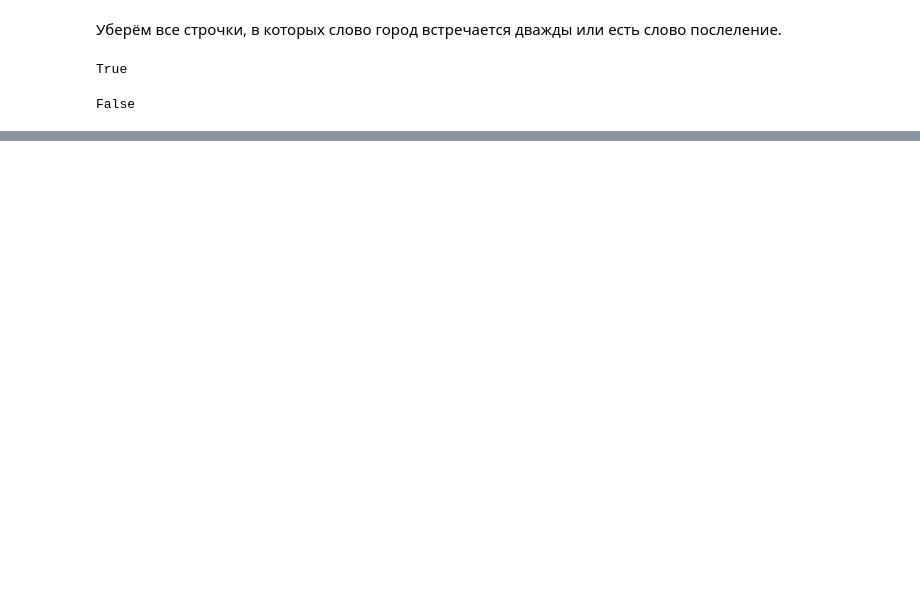
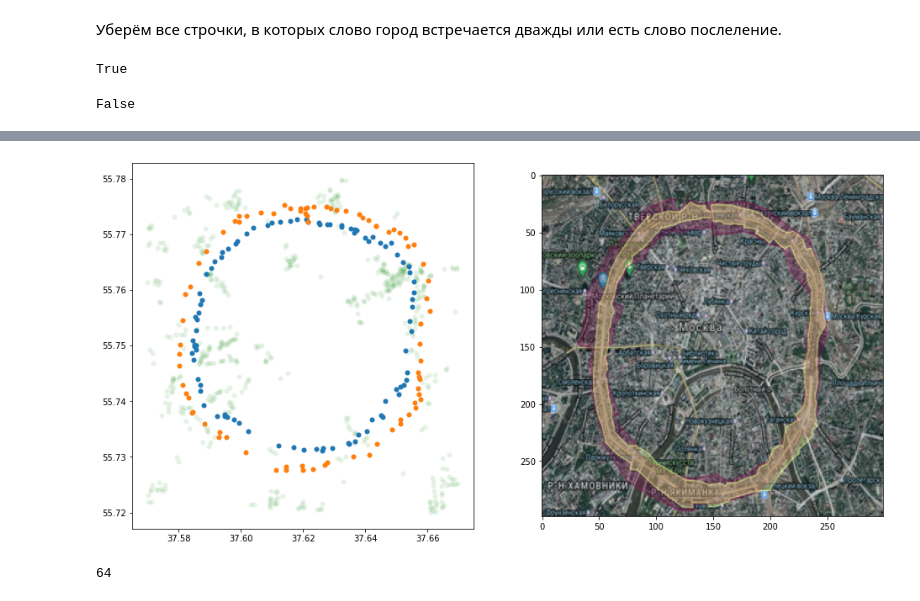
Before and after one commit to SvyatSheypak/city_for_people, a Jupyter notebook: garden_ring_houses/garden_ring_houses.ipynb, the cells around one changed output, grey strips where cells are left out. Drawn from its saved outputs; the diff is of its cells as text; code cells hidden in the pictures; blank space fills up the shorter version.

```diff
--- a/garden_ring_houses/garden_ring_houses.ipynb
+++ b/garden_ring_houses/garden_ring_houses.ipynb
@@ -549,0 +564,17 @@ AttributeError: module 'pandas' has no attribute 'mer'
+# %%
+houses = joined_db[["coor_x", "coor_y"]][joined_db[["coor_x", "coor_y"]]!=0].dropna().values
+# %%
+def get_subhouses(houses, poly):
+    x_min = np.min(poly[:, 0])
+    x_max = np.max(poly[:, 0])
+    y_min = np.min(poly[:, 1])
+    y_max = np.max(poly[:, 1])
+
+    a = houses[:, 0] > x_min
+    b = np.logical_and(a, houses[:, 0] < x_max)
+    c = np.logical_and(b, houses[:, 1] > y_min)
+    d = np.logical_and(c, houses[:, 1] < y_max)
+
+    return houses[d]
+
+subhouses = get_subhouses(houses)
@@ -549,0 +584,22 @@ AttributeError: module 'pandas' has no attribute 'mer'
+# %%
+img = plt.imread('im0.jpeg')
+img = np.array(Image.fromarray(img).resize((299, 299)), dtype='float32') / 255.
+# %%
+n = poly_points.shape[0] // 2 + 6
+
+poly_1 = poly_points[:n, :]
+poly_2 = poly_points[n:, :]
+# %%
+figure, axes = plt.subplots(nrows=1, ncols=2, figsize=(16, 8))
+
+axes[0].scatter(subhouses[:, 0], subhouses[:, 1], linewidths=0.001, alpha=0.1, c="g")
+axes[0].scatter(poly_1[:, 0], poly_1[:, 1], linewidths=0.005)
+axes[0].scatter(poly_2[:, 0], poly_2[:, 1], linewidths=0.005)
+#axes[0].set_ylim(55.72, 55.78)
+#axes[0].set_xlim(37.57, 37.67)
+
+axes[1].imshow(img)
+
+plt.show()
+# %% [output]
+[figure, added]
@@ -549,0 +632,7 @@ AttributeError: module 'pandas' has no attribute 'mer'
+# %%
+inside_poly1 = np.array([point_inside_poly(poly_1, h) for h in subhouses])
+inside_poly2 = np.array([point_inside_poly(poly_2, h) for h in subhouses])
+between_polys = np.logical_xor(inside_poly1, inside_poly2)
+print(np.sum(between_polys))
+# %% [output]
+64
```
Also changed, not shown: parts of 98 cells of this notebook.
